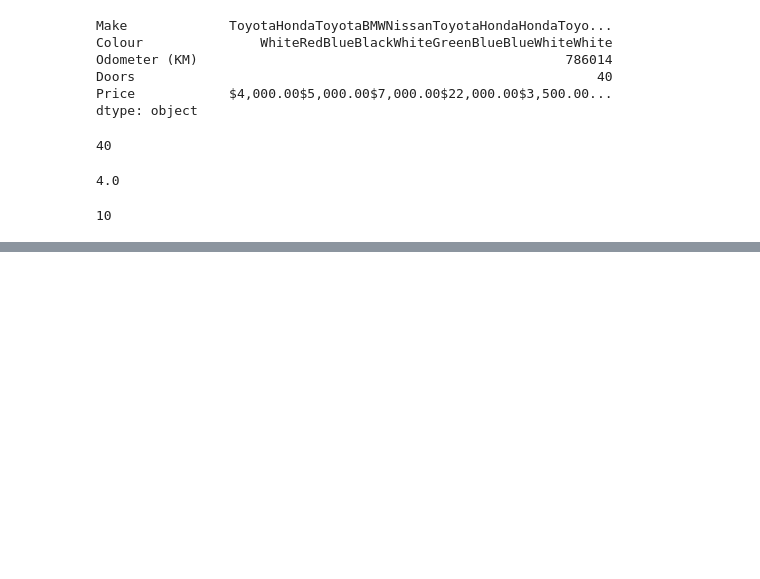
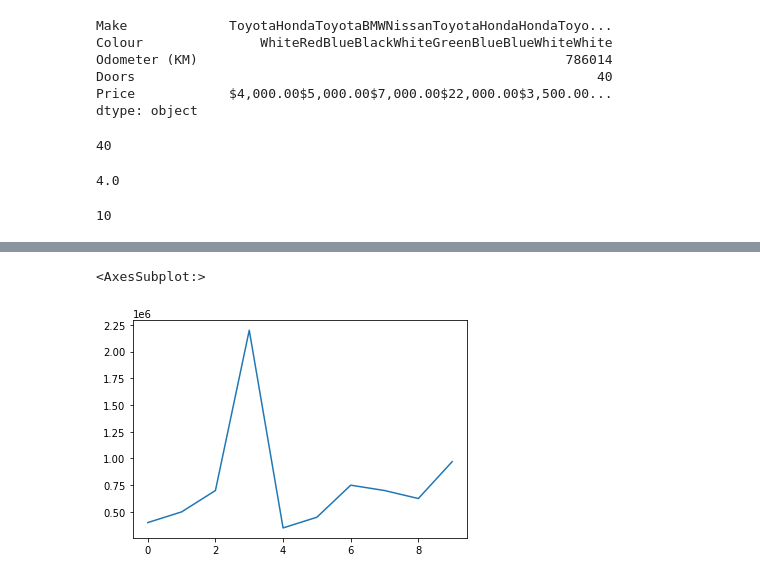
Before and after one commit to youhavechad/machine-learning, a Jupyter notebook: pandas/introduction-to-pandas.ipynb, the cells around one changed output, grey strips where cells are left out. Cells and saved outputs as stored; diff of their text form; code cells hidden in the pictures; blank space fills up the shorter version.

```diff
--- a/pandas/introduction-to-pandas.ipynb
+++ b/pandas/introduction-to-pandas.ipynb
@@ -187,0 +408,5 @@ len(car_sales)
+# %%
+car_sales["Price"].plot()
+# %% [output]
+<AxesSubplot:>
+[figure, added]
```
Also changed, not shown: parts of 29 cells of this notebook.
